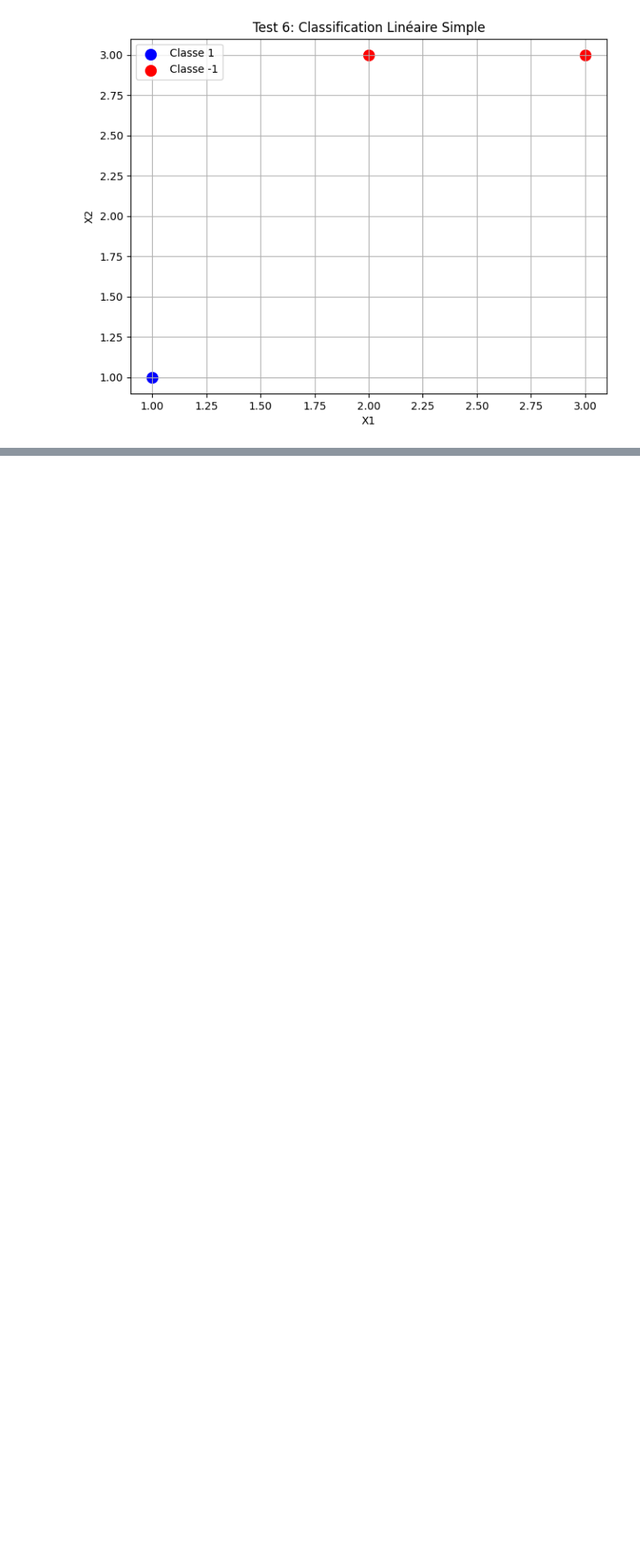
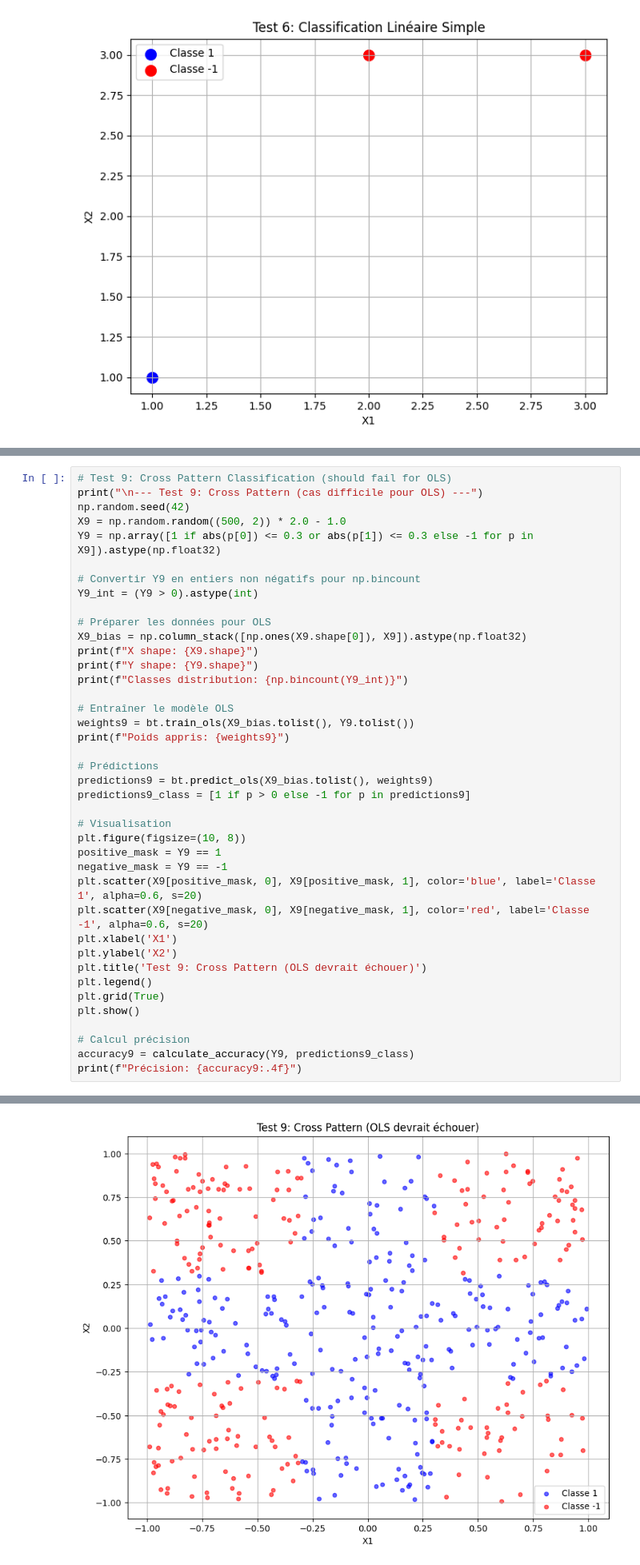
Before and after one commit to PA-2025/better_tensorflow, a Jupyter notebook: python/case_test_note_book/ols.ipynb, the cells around one changed output, grey strips where cells are left out. Shown: that part at 80% size. Cells and saved outputs as stored; diff of their text form; blank space fills up the shorter version.

```diff
--- a/python/case_test_note_book/ols.ipynb
+++ b/python/case_test_note_book/ols.ipynb
@@ -405,0 +460,41 @@ Prédictions classifiées: [-1, -1, -1, -1]
+# %%
+# Test 9: Cross Pattern Classification (should fail for OLS)
+print("\n--- Test 9: Cross Pattern (cas difficile pour OLS) ---")
+np.random.seed(42)
+X9 = np.random.random((500, 2)) * 2.0 - 1.0
+Y9 = np.array([1 if abs(p[0]) <= 0.3 or abs(p[1]) <= 0.3 else -1 for p in X9]).astype(np.float32)
+
+# Convertir Y9 en entiers non négatifs pour np.bincount
+Y9_int = (Y9 > 0).astype(int)
+
+# Préparer les données pour OLS
+X9_bias = np.column_stack([np.ones(X9.shape[0]), X9]).astype(np.float32)
+print(f"X shape: {X9.shape}")
+print(f"Y shape: {Y9.shape}")
+print(f"Classes distribution: {np.bincount(Y9_int)}")
+
+# Entraîner le modèle OLS
+weights9 = bt.train_ols(X9_bias.tolist(), Y9.tolist())
+print(f"Poids appris: {weights9}")
+
+# Prédictions
+predictions9 = bt.predict_ols(X9_bias.tolist(), weights9)
+predictions9_class = [1 if p > 0 else -1 for p in predictions9]
+
+# Visualisation
+plt.figure(figsize=(10, 8))
+positive_mask = Y9 == 1
+negative_mask = Y9 == -1
+plt.scatter(X9[positive_mask, 0], X9[positive_mask, 1], color='blue', label='Classe 1', alpha=0.6, s=20)
+plt.scatter(X9[negative_mask, 0], X9[negative_mask, 1], color='red', label='Classe -1', alpha=0.6, s=20)
+plt.xlabel('X1')
+plt.ylabel('X2')
+plt.title('Test 9: Cross Pattern (OLS devrait échouer)')
+plt.legend()
+plt.grid(True)
+plt.show()
+
+# Calcul précision
+accuracy9 = calculate_accuracy(Y9, predictions9_class)
+print(f"Précision: {accuracy9:.4f}")
+# %% [output]
@@ -405,0 +506 @@ Prédictions classifiées: [-1, -1, -1, -1]
+[figure, added]
```
Also changed, not shown: parts of 7 cells of this notebook.
